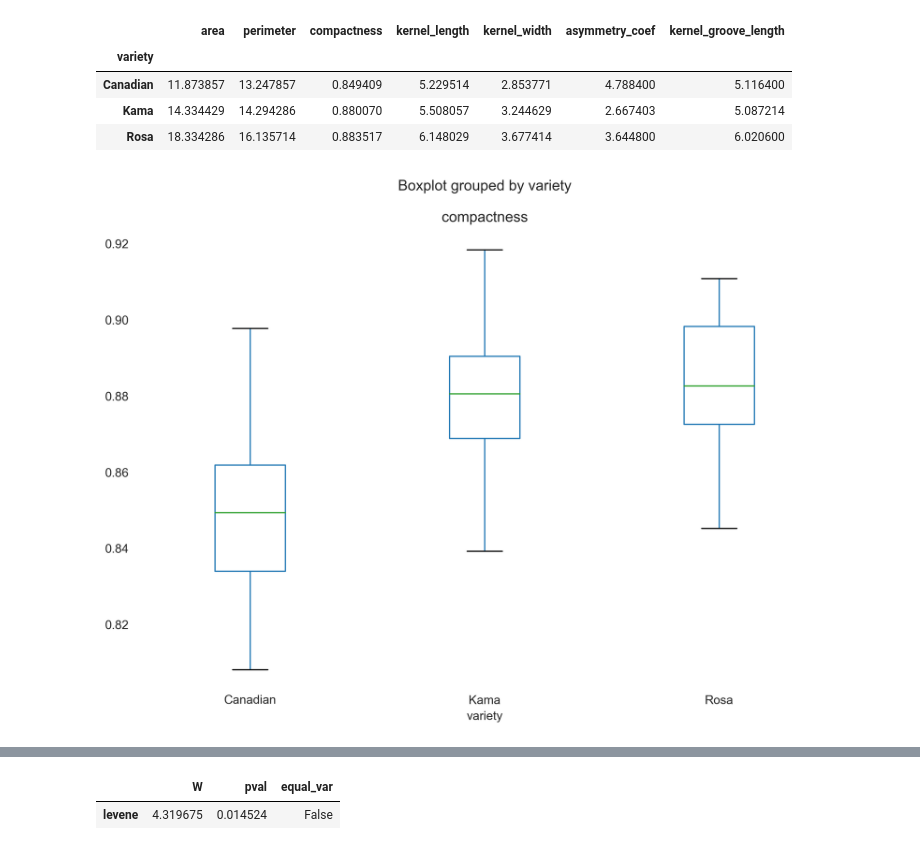
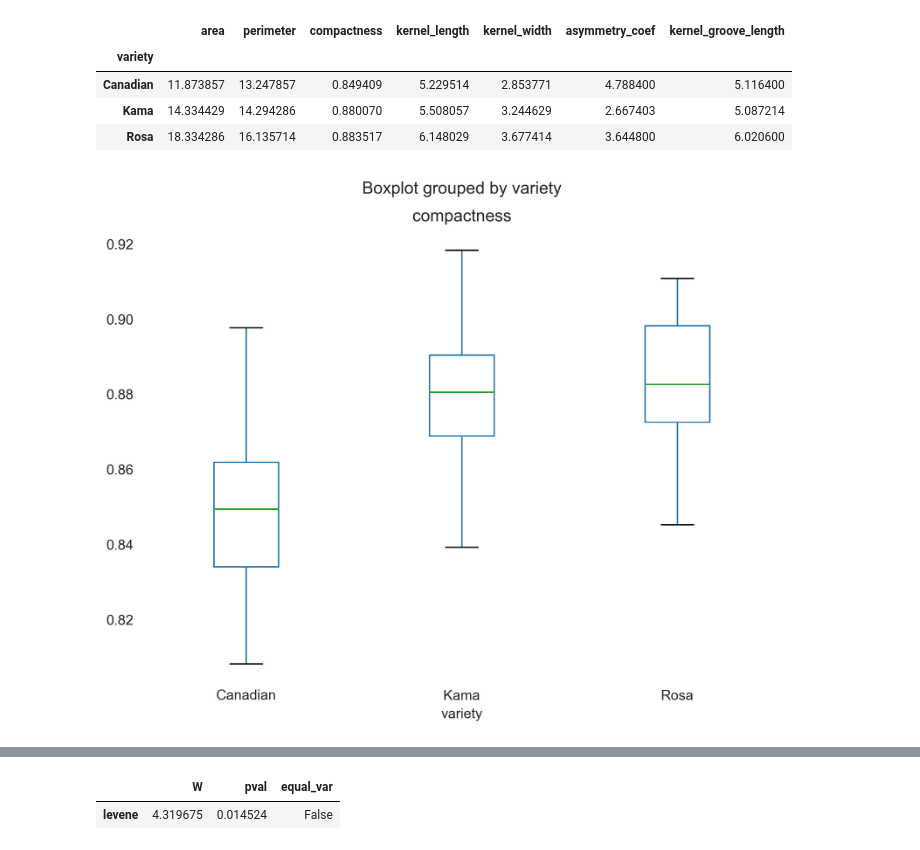
Before and after one commit to derevirn/hypothesis-test, a Jupyter notebook: hypothesis_seeds.ipynb, the cells around one changed output, grey strips where cells are left out. Cells and saved outputs as stored; diff of their text form; code cells hidden in the pictures.

```diff
--- a/hypothesis_seeds.ipynb
+++ b/hypothesis_seeds.ipynb
@@ -19,10 +19,10 @@ df.groupby(iv).mean()
 | Kama | 14.334429 | 14.294286 | 0.880070 | 5.508057 | 3.244629 | 2.667403 | 5.087214 |
 | Rosa | 18.334286 | 16.135714 | 0.883517 | 6.148029 | 3.677414 | 3.644800 | 6.020600 |
 # %%
-df.boxplot(column = dv, by = iv, figsize = (10,7), grid = False)
+df.boxplot(column = dv, by = iv, figsize = (8, 6), grid = False)
 
 plt.box(False)
 plt.show()
 # %% [output]
-[figure, old version]
+[figure, new version]
 # %%
```
Also changed, not shown: parts of 2 cells of this notebook.
